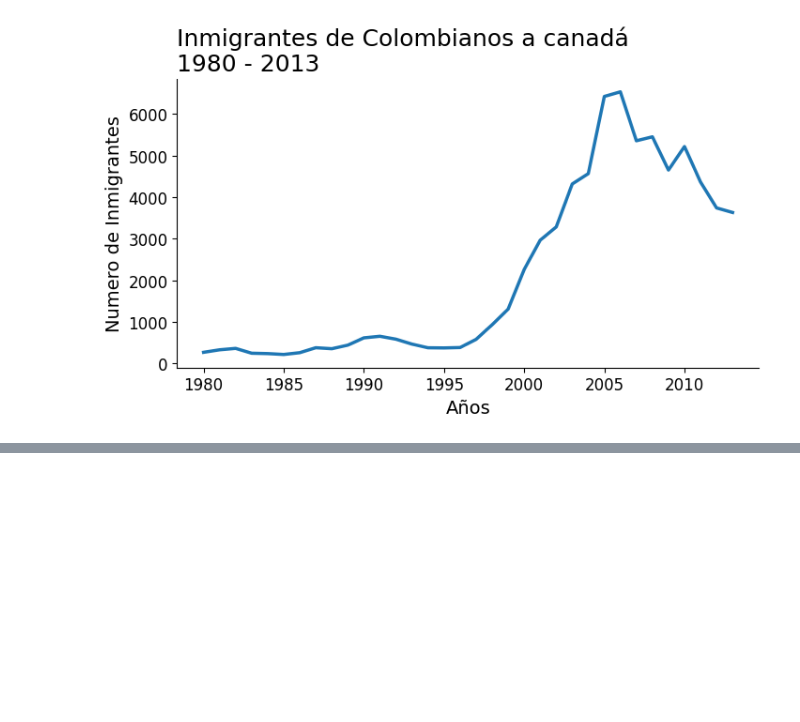
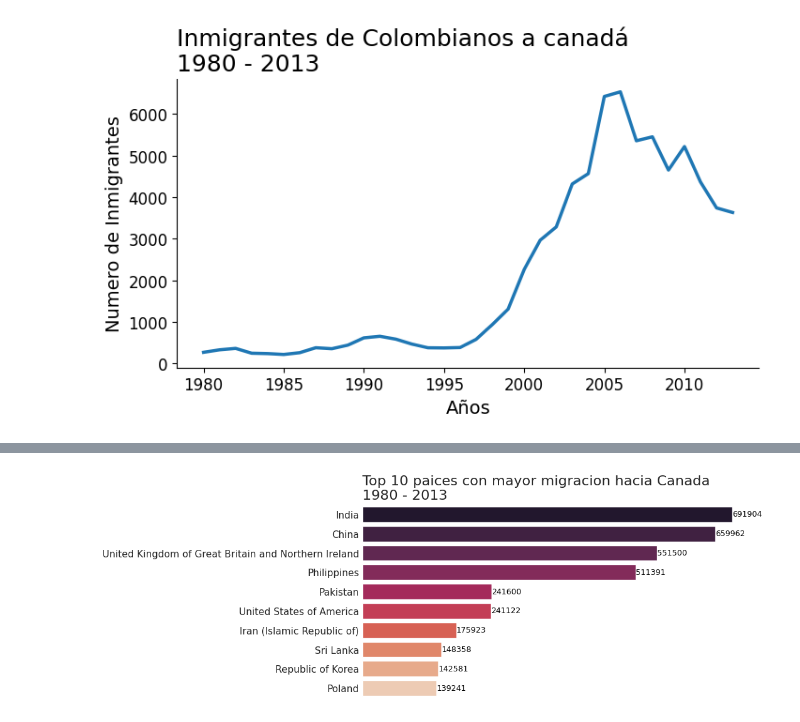
Before and after one commit to MarteDevs/visualizacion-de-datos-con-bibliotecas-de-python, a Jupyter notebook: visualizacion_de_datos_con_python.ipynb, the cells around one changed output, grey strips where cells are left out. Drawn from its saved outputs; the diff is of its cells as text; code cells hidden in the pictures; blank space fills up the shorter version.

```diff
--- a/visualizacion_de_datos_con_python.ipynb
+++ b/visualizacion_de_datos_con_python.ipynb
@@ -553,0 +624,4 @@ plt.show()
+# %%
+generar_grafico('rocket')
+# %% [output]
+[figure, added]
```
Also changed, not shown: parts of 28 cells of this notebook.
